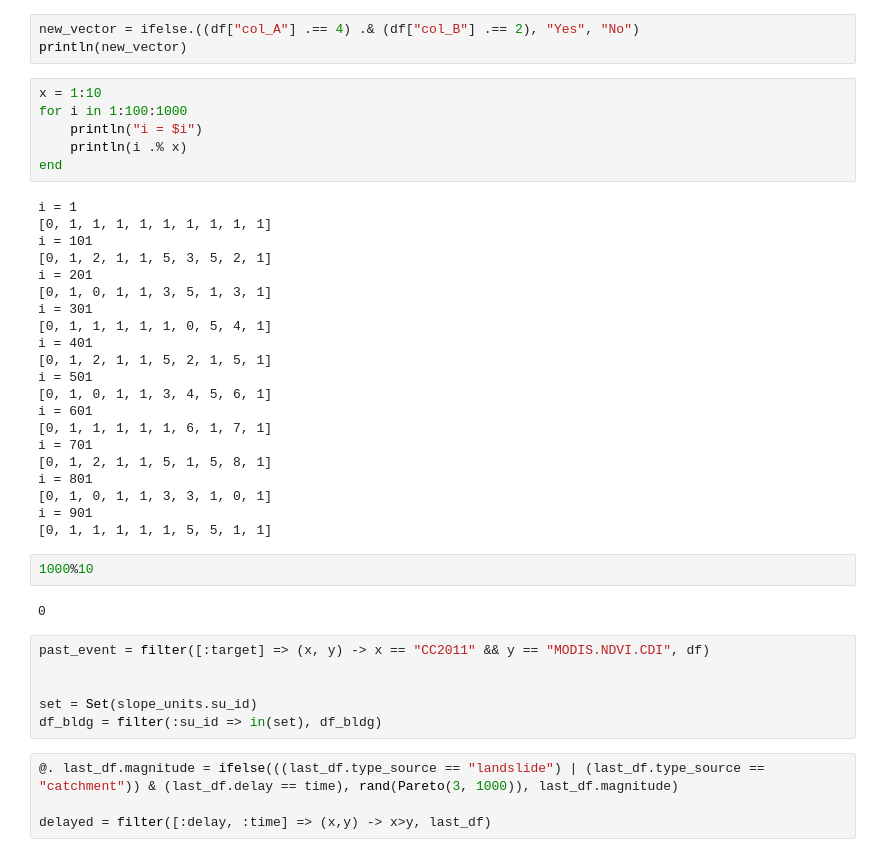
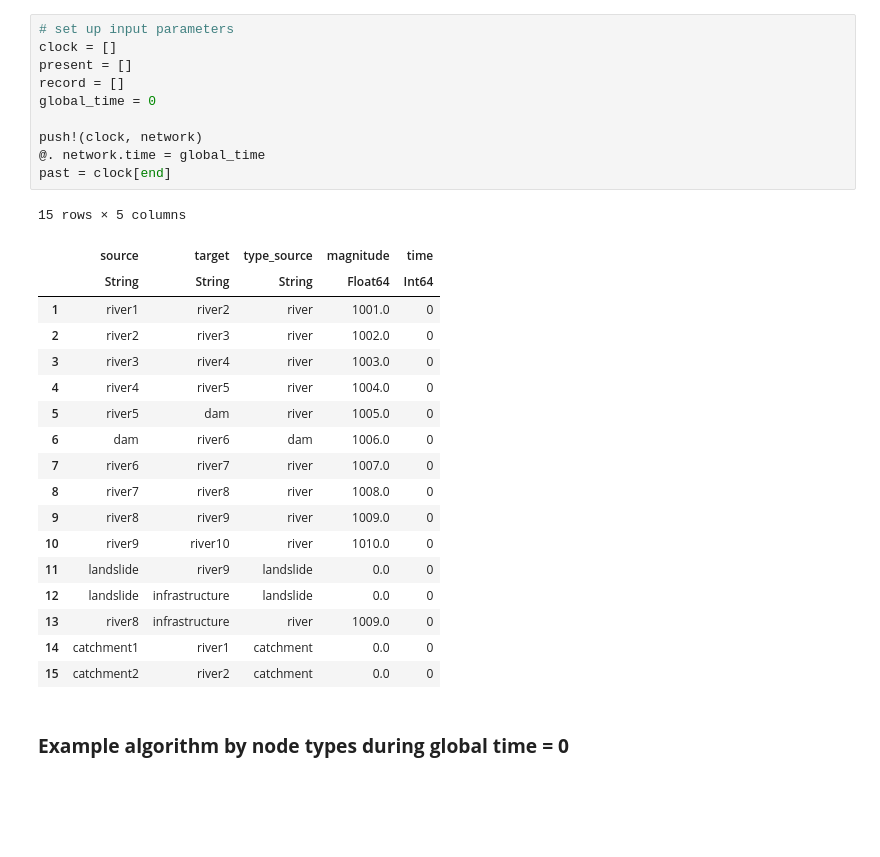
Before and after one commit to 37stu37/rnc2_project, a Jupyter notebook: prototype_graph.ipynb, the cells around one changed output. Drawn from its saved outputs; the diff is of its cells as text; blank space fills up the shorter version.

Commit message:
working prototype with no time loop

```diff
--- a/prototype_graph.ipynb
+++ b/prototype_graph.ipynb
@@ -155,44 +86,31 @@ df_clock
-# %%
-new_vector = ifelse.((df["col_A"] .== 4) .& (df["col_B"] .== 2), "Yes", "No")
-println(new_vector)
-# %%
-x = 1:10
-for i in 1:100:1000
-    println("i = $i")
-    println(i .% x)
-end
-# %% [output]
-i = 1
-[0, 1, 1, 1, 1, 1, 1, 1, 1, 1]
-i = 101
-[0, 1, 2, 1, 1, 5, 3, 5, 2, 1]
-i = 201
-[0, 1, 0, 1, 1, 3, 5, 1, 3, 1]
-i = 301
-[0, 1, 1, 1, 1, 1, 0, 5, 4, 1]
-i = 401
-[0, 1, 2, 1, 1, 5, 2, 1, 5, 1]
-i = 501
-[0, 1, 0, 1, 1, 3, 4, 5, 6, 1]
-i = 601
-[0, 1, 1, 1, 1, 1, 6, 1, 7, 1]
-i = 701
-[0, 1, 2, 1, 1, 5, 1, 5, 8, 1]
-i = 801
-[0, 1, 0, 1, 1, 3, 3, 1, 0, 1]
-i = 901
-[0, 1, 1, 1, 1, 1, 5, 5, 1, 1]
-# %%
-1000%10
-# %% [output]
-0
-# %%
-past_event = filter([:target] => (x, y) -> x == "CC2011" && y == "MODIS.NDVI.CDI", df)
-
-
-set = Set(slope_units.su_id)
-df_bldg = filter(:su_id => in(set), df_bldg)
-# %%
-@. last_df.magnitude = ifelse(((last_df.type_source == "landslide") | (last_df.type_source == "catchment")) & (last_df.delay == time), rand(Pareto(3, 1000)), last_df.magnitude)
-
-delayed = filter([:delay, :time] => (x,y) -> x>y, last_df)
+# %%
+# set up input parameters
+clock = []
+present = []
+record = []
+global_time = 0
+
+push!(clock, network)
+@. network.time = global_time
+past = clock[end]
+# %% [output]
+15 rows × 5 columns
+|  | source | target | type_source | magnitude | time |
+|  | String | String | String | Float64 | Int64 |
+| 1 | river1 | river2 | river | 1001.0 | 0 |
+| 2 | river2 | river3 | river | 1002.0 | 0 |
+| 3 | river3 | river4 | river | 1003.0 | 0 |
+| 4 | river4 | river5 | river | 1004.0 | 0 |
+| 5 | river5 | dam | river | 1005.0 | 0 |
+| 6 | dam | river6 | dam | 1006.0 | 0 |
+| 7 | river6 | river7 | river | 1007.0 | 0 |
+| 8 | river7 | river8 | river | 1008.0 | 0 |
+| 9 | river8 | river9 | river | 1009.0 | 0 |
+| 10 | river9 | river10 | river | 1010.0 | 0 |
+| 11 | landslide | river9 | landslide | 0.0 | 0 |
+| 12 | landslide | infrastructure | landslide | 0.0 | 0 |
+| 13 | river8 | infrastructure | river | 1009.0 | 0 |
+| 14 | catchment1 | river1 | catchment | 0.0 | 0 |
+| 15 | catchment2 | river2 | catchment | 0.0 | 0 |
+# %% [markdown]
+### **Example algorithm by node types during global time = 0**
```
Also changed, not shown: parts of 20 cells of this notebook, 3 other files.
